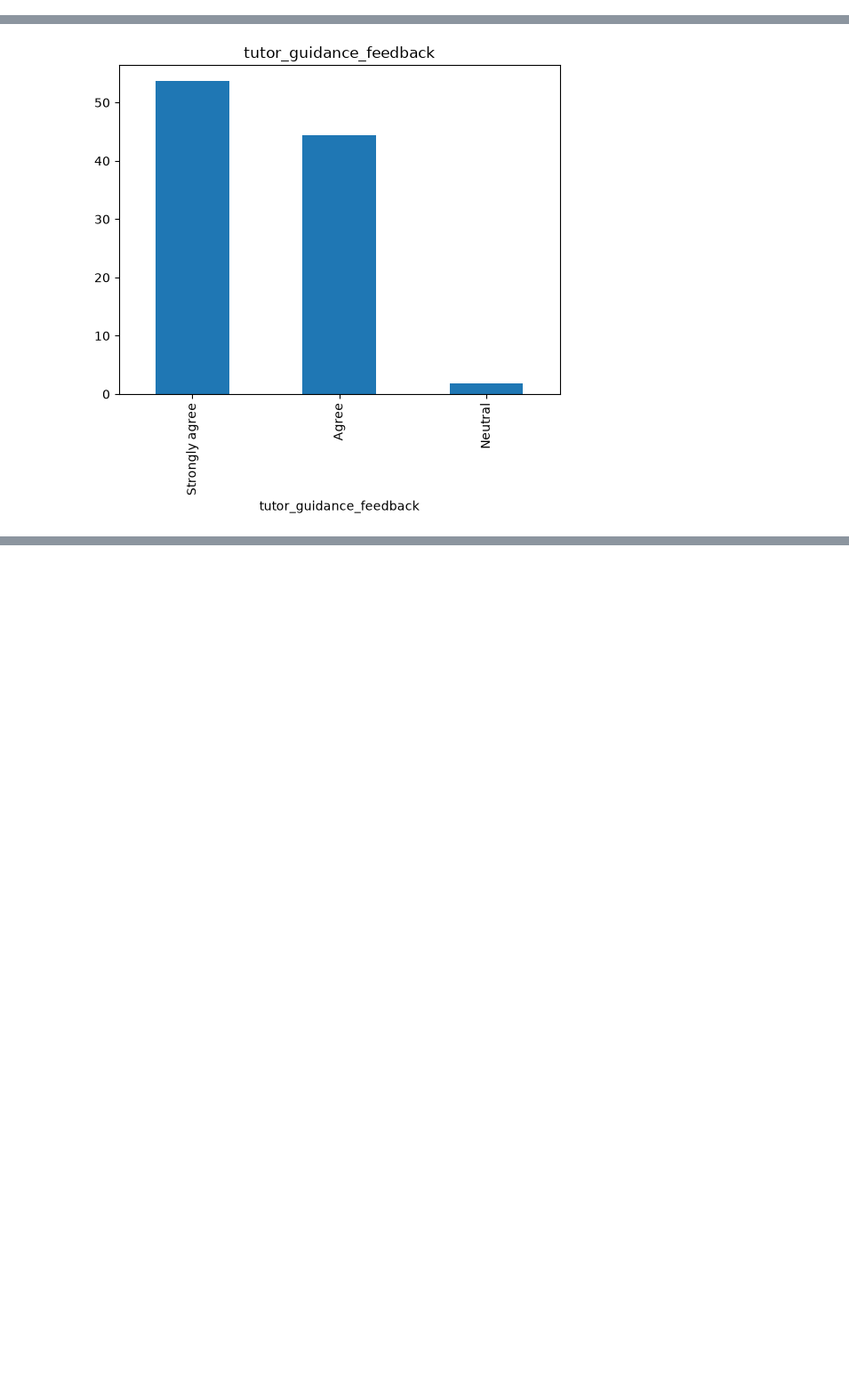
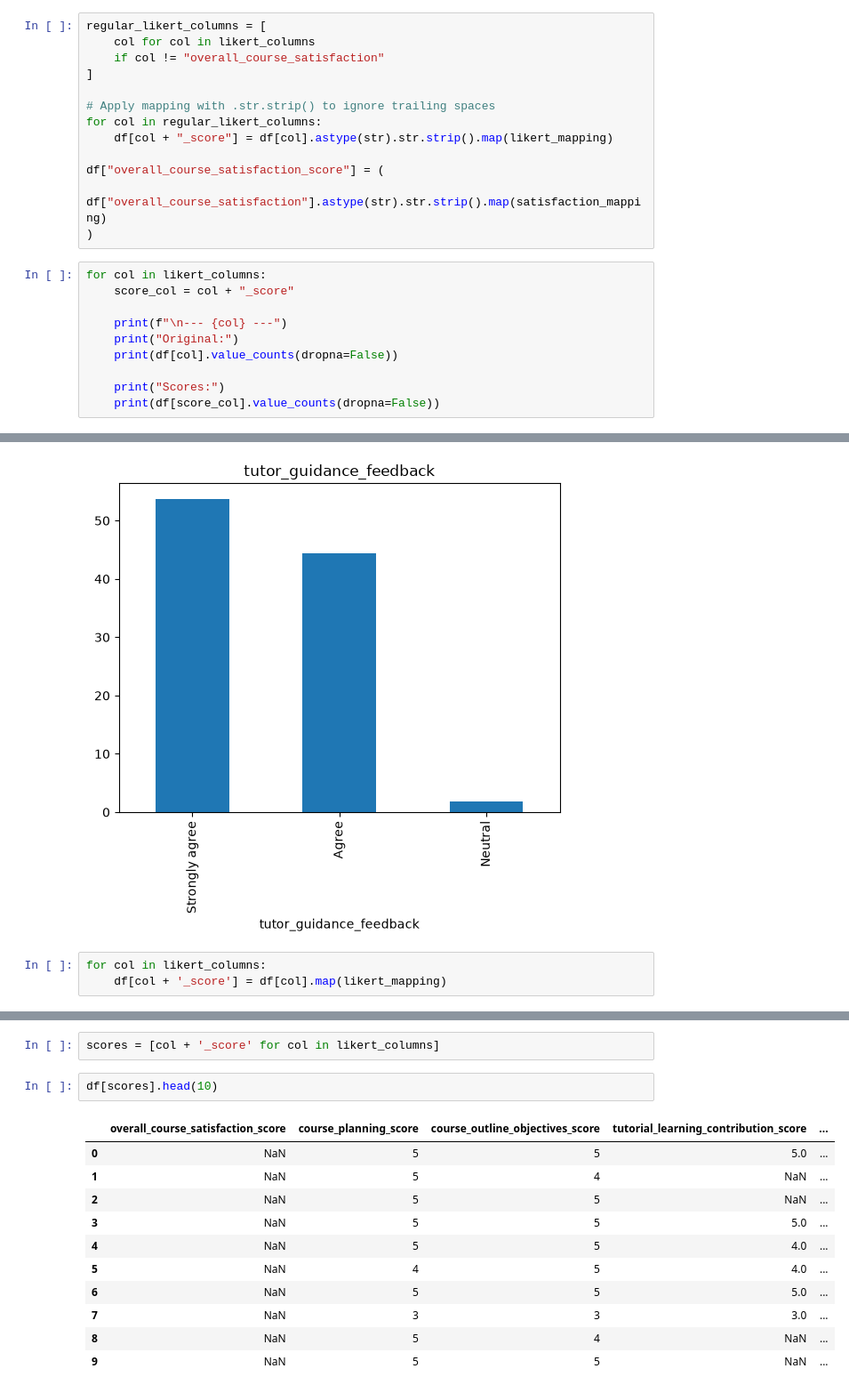
Before and after one commit to siyatshangela/course-evaluation-analysis, a Jupyter notebook: notebook/analysis.ipynb, the cells around one changed output, grey strips where cells are left out. Shown at 89% size. Drawn from its saved outputs; the diff is of its cells as text; blank space fills up the shorter version.

```diff
--- a/notebook/analysis.ipynb
+++ b/notebook/analysis.ipynb
@@ -249,0 +261,23 @@ likert_scale = {
+# %%
+regular_likert_columns = [
+    col for col in likert_columns
+    if col != "overall_course_satisfaction"
+]
+
+# Apply mapping with .str.strip() to ignore trailing spaces
+for col in regular_likert_columns:
+    df[col + "_score"] = df[col].astype(str).str.strip().map(likert_mapping)
+
+df["overall_course_satisfaction_score"] = (
+    df["overall_course_satisfaction"].astype(str).str.strip().map(satisfaction_mapping)
+)
+# %%
+for col in likert_columns:
+    score_col = col + "_score"
+
+    print(f"\n--- {col} ---")
+    print("Original:")
+    print(df[col].value_counts(dropna=False))
+
+    print("Scores:")
+    print(df[score_col].value_counts(dropna=False))
@@ -304,3 +333,6 @@ for col in likert_columns:
 [figure]
 [figure]
 [figure]
+# %%
+for col in likert_columns:
+    df[col + '_score'] = df[col].map(likert_mapping)
@@ -306,0 +350,16 @@ for col in likert_columns:
+# %%
+scores = [col + '_score' for col in likert_columns]
+# %%
+df[scores].head(10)
+# %% [output]
+|  | overall_course_satisfaction_score | course_planning_score | course_outline_objectives_score | tutorial_learning_contribution_score | ... |
+| 0 | NaN | 5 | 5 | 5.0 | ... |
+| 1 | NaN | 5 | 4 | NaN | ... |
+| 2 | NaN | 5 | 5 | NaN | ... |
+| 3 | NaN | 5 | 5 | 5.0 | ... |
+| 4 | NaN | 5 | 5 | 4.0 | ... |
+| 5 | NaN | 4 | 5 | 4.0 | ... |
+| 6 | NaN | 5 | 5 | 5.0 | ... |
+| 7 | NaN | 3 | 3 | 3.0 | ... |
+| 8 | NaN | 5 | 4 | NaN | ... |
+| 9 | NaN | 5 | 5 | NaN | ... |
```
Also changed, not shown: parts of 19 cells of this notebook.
